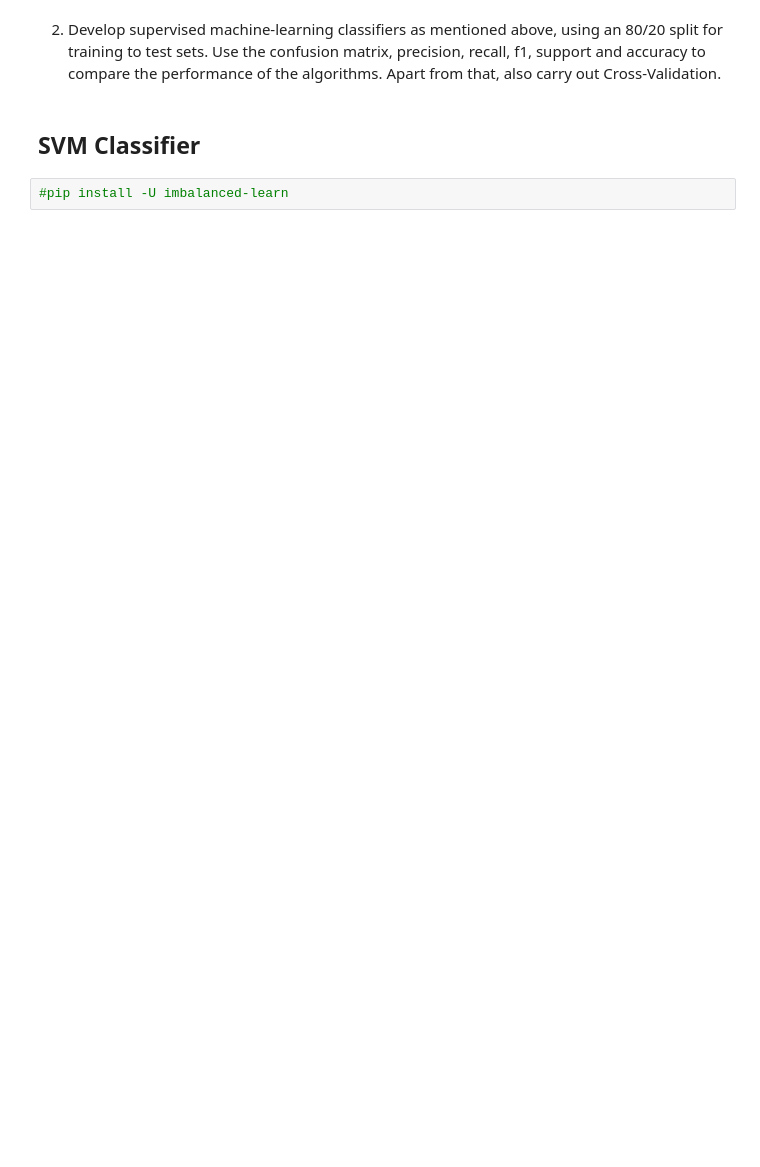
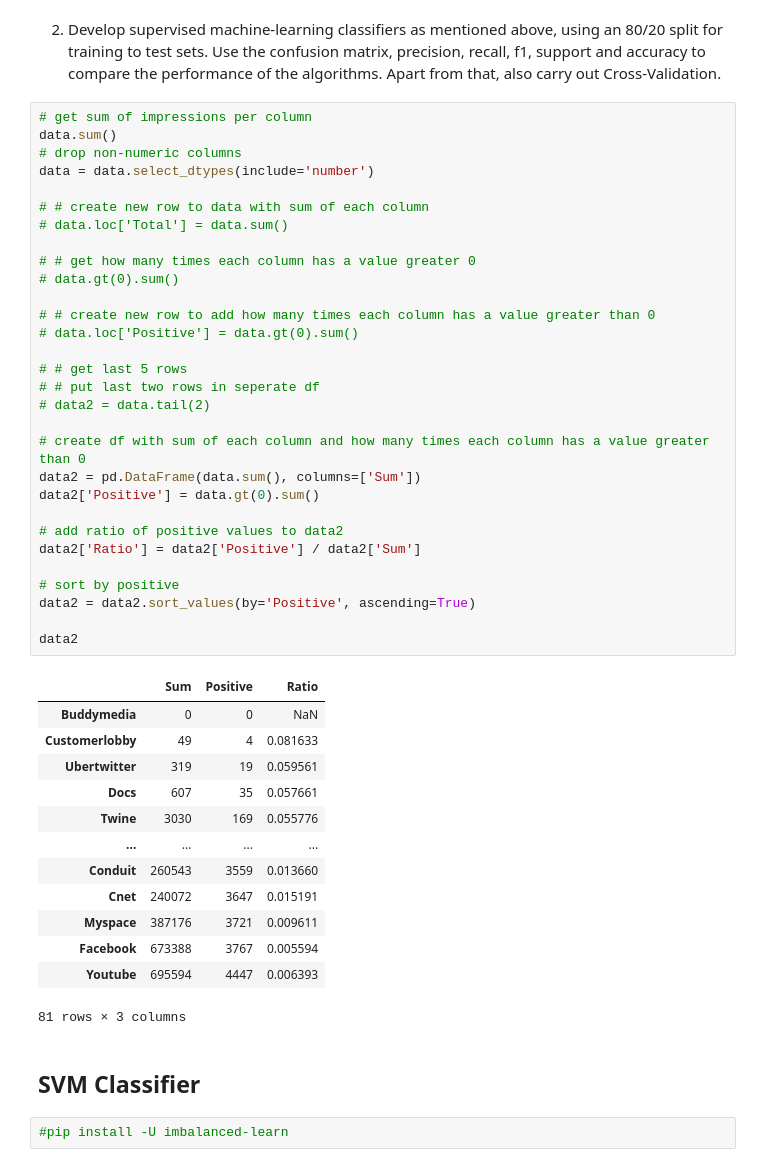
Before and after one commit to simonstohrer/ML_DL, a Jupyter notebook: MA_ML_2_toni.ipynb, the cells around one changed output. Drawn from its saved outputs; the diff is of its cells as text; blank space fills up the shorter version.

```diff
--- a/MA_ML_2_toni.ipynb
+++ b/MA_ML_2_toni.ipynb
@@ -94,5 +85,49 @@ Index: []
 # %% [markdown]
 2. Develop supervised machine-learning classifiers as mentioned above, using an 80/20 split for training to test sets. Use the confusion matrix, precision, recall, f1, support and accuracy to compare the performance of the algorithms. Apart from that, also carry out Cross-Validation.
+# %%
+# get sum of impressions per column
+data.sum()
+# drop non-numeric columns
+data = data.select_dtypes(include='number')
+
+# # create new row to data with sum of each column
+# data.loc['Total'] = data.sum()
+
+# # get how many times each column has a value greater 0
+# data.gt(0).sum()
+
+# # create new row to add how many times each column has a value greater than 0
+# data.loc['Positive'] = data.gt(0).sum()
+
+# # get last 5 rows
+# # put last two rows in seperate df
+# data2 = data.tail(2)
+
+# create df with sum of each column and how many times each column has a value greater than 0
+data2 = pd.DataFrame(data.sum(), columns=['Sum'])
+data2['Positive'] = data.gt(0).sum()
+
+# add ratio of positive values to data2
+data2['Ratio'] = data2['Positive'] / data2['Sum']
+
+# sort by positive
+data2 = data2.sort_values(by='Positive', ascending=True)
+
+data2
+# %% [output]
+|  | Sum | Positive | Ratio |
+| Buddymedia | 0 | 0 | NaN |
+| Customerlobby | 49 | 4 | 0.081633 |
+| Ubertwitter | 319 | 19 | 0.059561 |
+| Docs | 607 | 35 | 0.057661 |
+| Twine | 3030 | 169 | 0.055776 |
+| ... | ... | ... | ... |
+| Conduit | 260543 | 3559 | 0.013660 |
+| Cnet | 240072 | 3647 | 0.015191 |
+| Myspace | 387176 | 3721 | 0.009611 |
+| Facebook | 673388 | 3767 | 0.005594 |
+| Youtube | 695594 | 4447 | 0.006393 |
+81 rows × 3 columns
 # %% [markdown]
 ## SVM Classifier
 # %%
```
Also changed, not shown: parts of 5 cells of this notebook.
